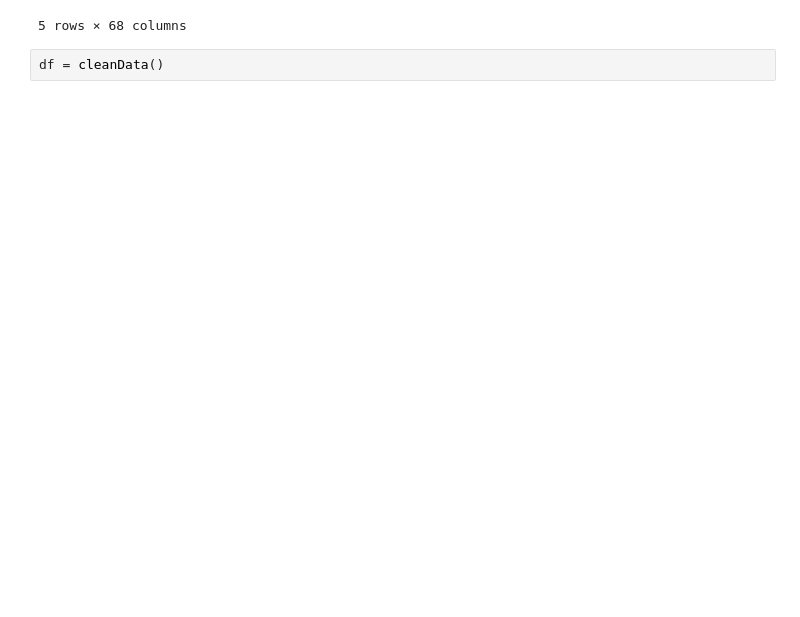
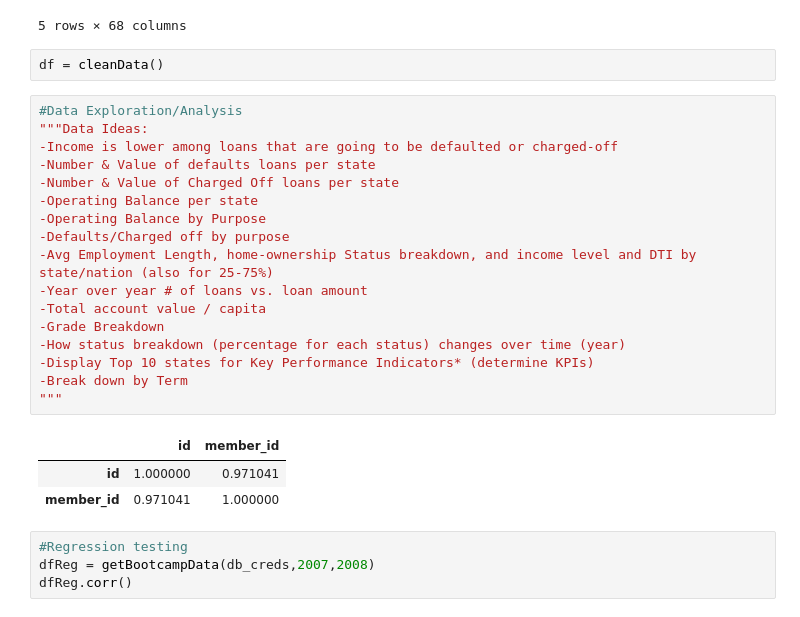
Before and after one commit to jks1995/Bootcamp-Project, a Jupyter notebook: sandbox.ipynb, the cells around one changed output. Cells and saved outputs as stored; diff of their text form; blank space fills up the shorter version.

Commit message:
Data Analysis Testing

```diff
--- a/sandbox.ipynb
+++ b/sandbox.ipynb
@@ -347,3 +350,28 @@ df.tail()
 5 rows × 68 columns
 # %%
 df = cleanData()
+# %%
+#Data Exploration/Analysis
+"""Data Ideas:
+-Income is lower among loans that are going to be defaulted or charged-off
+-Number & Value of defaults loans per state
+-Number & Value of Charged Off loans per state
+-Operating Balance per state
+-Operating Balance by Purpose
+-Defaults/Charged off by purpose
+-Avg Employment Length, home-ownership Status breakdown, and income level and DTI by state/nation (also for 25-75%)
+-Year over year # of loans vs. loan amount
+-Total account value / capita
+-Grade Breakdown
+-How status breakdown (percentage for each status) changes over time (year)
+-Display Top 10 states for Key Performance Indicators* (determine KPIs)
+-Break down by Term
+"""
+# %% [output]
+|  | id | member_id |
+| id | 1.000000 | 0.971041 |
+| member_id | 0.971041 | 1.000000 |
+# %%
+#Regression testing
+dfReg = getBootcampData(db_creds,2007,2008)
+dfReg.corr()
```
Also changed, not shown: parts of 1 cell of this notebook.
